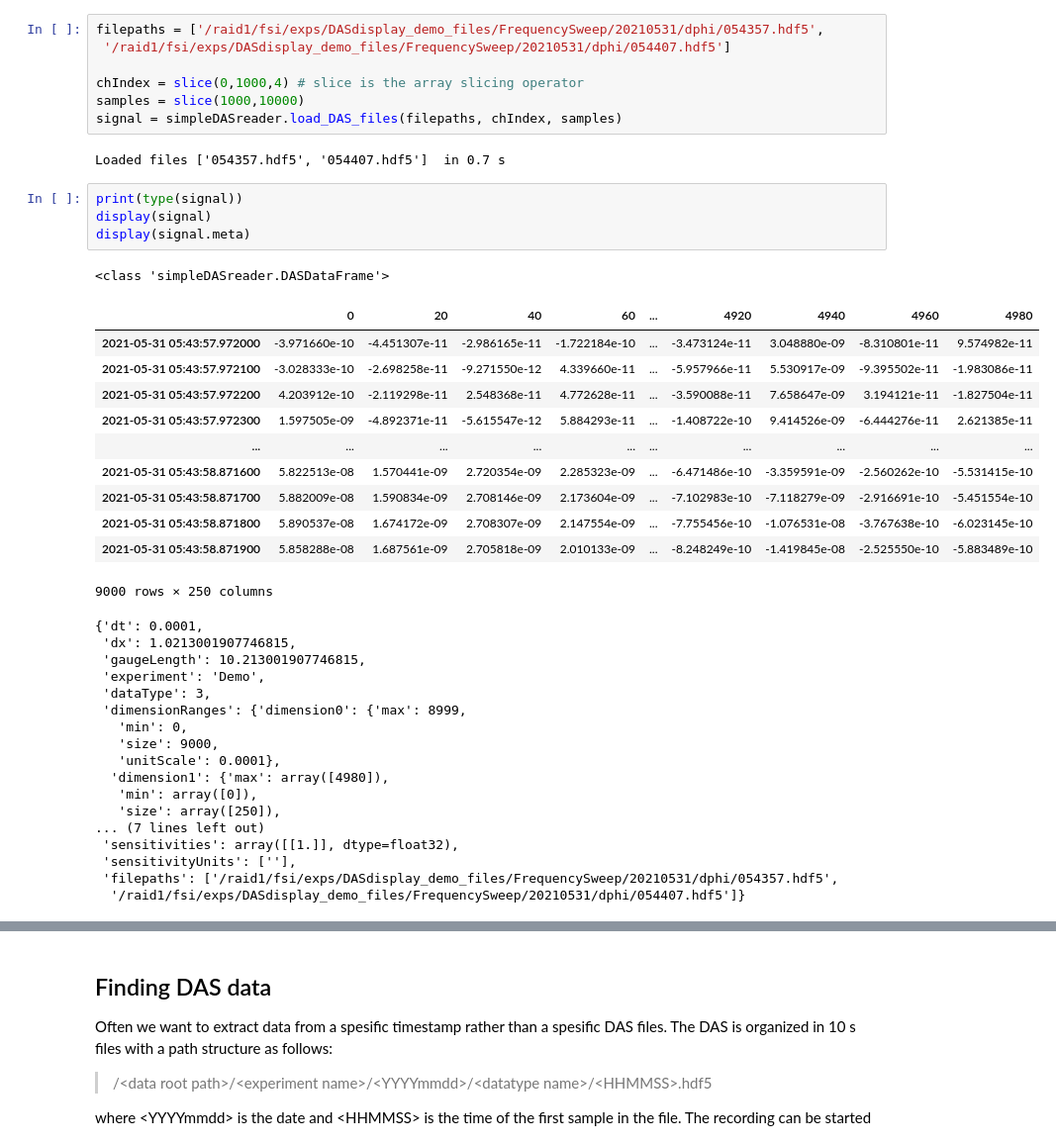
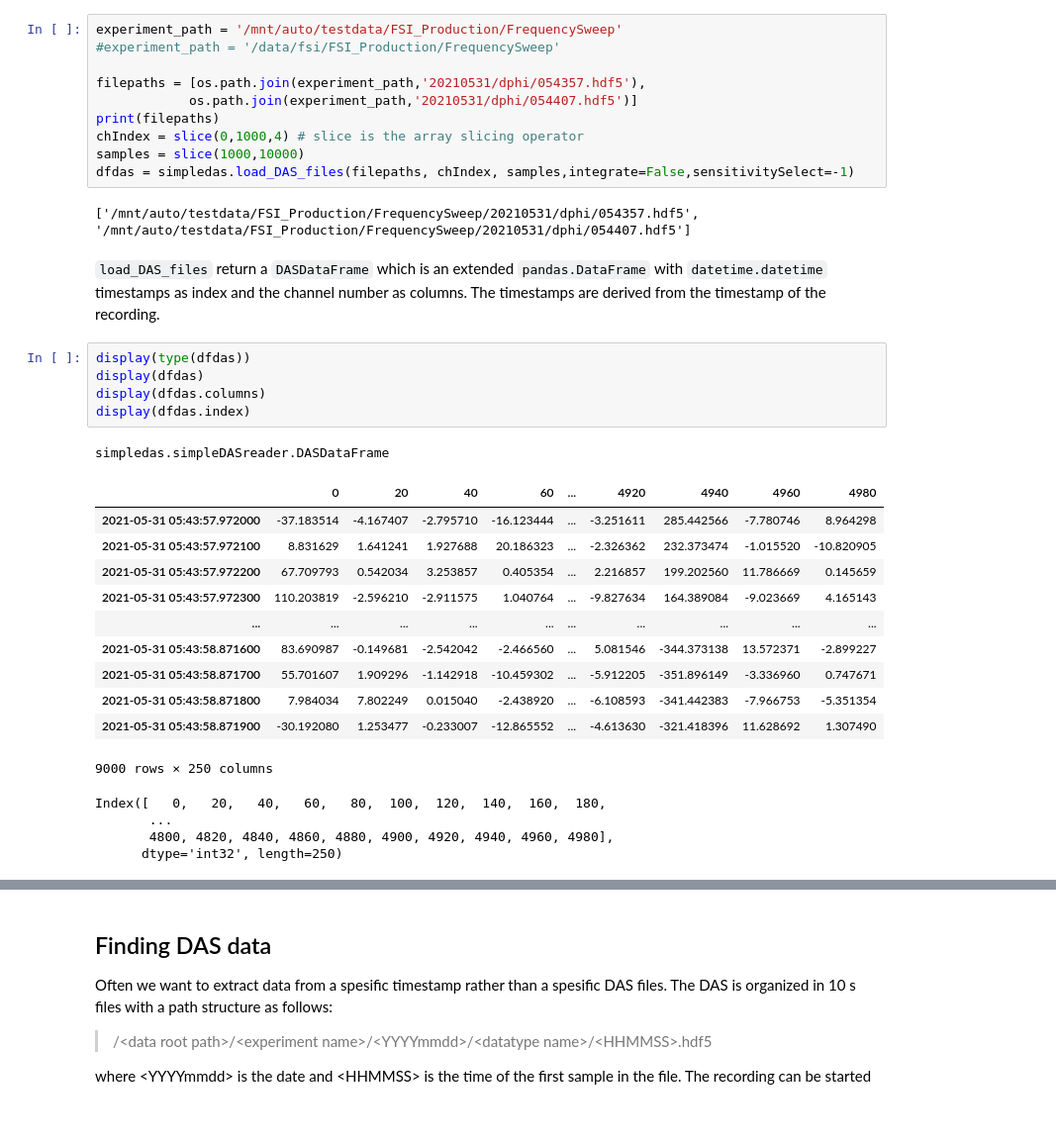
Before and after one commit to ASN-Norway/simpleDAS, a Jupyter notebook: doc/simpleDAS description.ipynb, the cells around one changed output, grey strips where cells are left out. Shown at 99% size. Cells and saved outputs as stored; diff of their text form; blank space fills up the shorter version.

```diff
--- a/doc/simpleDAS description.ipynb
+++ b/doc/simpleDAS description.ipynb
@@ -73,45 +73,38 @@ The function returns a dataframe of type DASDataFrame, which is a pandas datafra
 
 Example usage:
 # %%
-filepaths = ['/raid1/fsi/exps/DASdisplay_demo_files/FrequencySweep/20210531/dphi/054357.hdf5',
- '/raid1/fsi/exps/DASdisplay_demo_files/FrequencySweep/20210531/dphi/054407.hdf5']
+experiment_path = '/mnt/auto/testdata/FSI_Production/FrequencySweep'
+#experiment_path = '/data/fsi/FSI_Production/FrequencySweep'
 
+filepaths = [os.path.join(experiment_path,'20210531/dphi/054357.hdf5'),
+            os.path.join(experiment_path,'20210531/dphi/054407.hdf5')]
+print(filepaths)
 chIndex = slice(0,1000,4) # slice is the array slicing operator
 samples = slice(1000,10000)
-signal = simpleDASreader.load_DAS_files(filepaths, chIndex, samples)
+dfdas = simpledas.load_DAS_files(filepaths, chIndex, samples,integrate=False,sensitivitySelect=-1)
 # %% [output]
-Loaded files ['054357.hdf5', '054407.hdf5']  in 0.7 s
+['/mnt/auto/testdata/FSI_Production/FrequencySweep/20210531/dphi/054357.hdf5', '/mnt/auto/testdata/FSI_Production/FrequencySweep/20210531/dphi/054407.hdf5']
+# %% [markdown]
+`load_DAS_files` return a `DASDataFrame` which is an extended `pandas.DataFrame` with  `datetime.datetime` timestamps as index and the channel number as columns. The timestamps are derived from the timestamp of the recording.
 # %%
-print(type(signal))
-display(signal)
-display(signal.meta)
+display(type(dfdas))
+display(dfdas)
+display(dfdas.columns)
+display(dfdas.index)
 # %% [output]
-<class 'simpleDASreader.DASDataFrame'>
+simpledas.simpleDASreader.DASDataFrame
 |  | 0 | 20 | 40 | 60 | ... | 4920 | 4940 | 4960 | 4980 |
-| 2021-05-31 05:43:57.972000 | -3.971660e-10 | -4.451307e-11 | -2.986165e-11 | -1.722184e-10 | ... | -3.473124e-11 | 3.048880e-09 | -8.310801e-11 | 9.574982e-11 |
-| 2021-05-31 05:43:57.972100 | -3.028333e-10 | -2.698258e-11 | -9.271550e-12 | 4.339660e-11 | ... | -5.957966e-11 | 5.530917e-09 | -9.395502e-11 | -1.983086e-11 |
-| 2021-05-31 05:43:57.972200 | 4.203912e-10 | -2.119298e-11 | 2.548368e-11 | 4.772628e-11 | ... | -3.590088e-11 | 7.658647e-09 | 3.194121e-11 | -1.827504e-11 |
-| 2021-05-31 05:43:57.972300 | 1.597505e-09 | -4.892371e-11 | -5.615547e-12 | 5.884293e-11 | ... | -1.408722e-10 | 9.414526e-09 | -6.444276e-11 | 2.621385e-11 |
+| 2021-05-31 05:43:57.972000 | -37.183514 | -4.167407 | -2.795710 | -16.123444 | ... | -3.251611 | 285.442566 | -7.780746 | 8.964298 |
+| 2021-05-31 05:43:57.972100 | 8.831629 | 1.641241 | 1.927688 | 20.186323 | ... | -2.326362 | 232.373474 | -1.015520 | -10.820905 |
+| 2021-05-31 05:43:57.972200 | 67.709793 | 0.542034 | 3.253857 | 0.405354 | ... | 2.216857 | 199.202560 | 11.786669 | 0.145659 |
+| 2021-05-31 05:43:57.972300 | 110.203819 | -2.596210 | -2.911575 | 1.040764 | ... | -9.827634 | 164.389084 | -9.023669 | 4.165143 |
 | ... | ... | ... | ... | ... | ... | ... | ... | ... | ... |
-| 2021-05-31 05:43:58.871600 | 5.822513e-08 | 1.570441e-09 | 2.720354e-09 | 2.285323e-09 | ... | -6.471486e-10 | -3.359591e-09 | -2.560262e-10 | -5.531415e-10 |
-| 2021-05-31 05:43:58.871700 | 5.882009e-08 | 1.590834e-09 | 2.708146e-09 | 2.173604e-09 | ... | -7.102983e-10 | -7.118279e-09 | -2.916691e-10 | -5.451554e-10 |
-| 2021-05-31 05:43:58.871800 | 5.890537e-08 | 1.674172e-09 | 2.708307e-09 | 2.147554e-09 | ... | -7.755456e-10 | -1.076531e-08 | -3.767638e-10 | -6.023145e-10 |
-| 2021-05-31 05:43:58.871900 | 5.858288e-08 | 1.687561e-09 | 2.705818e-09 | 2.010133e-09 | ... | -8.248249e-10 | -1.419845e-08 | -2.525550e-10 | -5.883489e-10 |
+| 2021-05-31 05:43:58.871600 | 83.690987 | -0.149681 | -2.542042 | -2.466560 | ... | 5.081546 | -344.373138 | 13.572371 | -2.899227 |
+| 2021-05-31 05:43:58.871700 | 55.701607 | 1.909296 | -1.142918 | -10.459302 | ... | -5.912205 | -351.896149 | -3.336960 | 0.747671 |
+| 2021-05-31 05:43:58.871800 | 7.984034 | 7.802249 | 0.015040 | -2.438920 | ... | -6.108593 | -341.442383 | -7.966753 | -5.351354 |
+| 2021-05-31 05:43:58.871900 | -30.192080 | 1.253477 | -0.233007 | -12.865552 | ... | -4.613630 | -321.418396 | 11.628692 | 1.307490 |
 9000 rows × 250 columns
-{'dt': 0.0001,
- 'dx': 1.0213001907746815,
- 'gaugeLength': 10.213001907746815,
- 'experiment': 'Demo',
- 'dataType': 3,
- 'dimensionRanges': {'dimension0': {'max': 8999,
-   'min': 0,
-   'size': 9000,
-   'unitScale': 0.0001},
-  'dimension1': {'max': array([4980]),
-   'min': array([0]),
-   'size': array([250]),
-... (7 lines left out)
- 'sensitivities': array([[1.]], dtype=float32),
- 'sensitivityUnits': [''],
- 'filepaths': ['/raid1/fsi/exps/DASdisplay_demo_files/FrequencySweep/20210531/dphi/054357.hdf5',
-  '/raid1/fsi/exps/DASdisplay_demo_files/FrequencySweep/20210531/dphi/054407.hdf5']}
+Index([   0,   20,   40,   60,   80,  100,  120,  140,  160,  180,
+       ...
+       4800, 4820, 4840, 4860, 4880, 4900, 4920, 4940, 4960, 4980],
+      dtype='int32', length=250)
```
Also changed, not shown: parts of 28 cells of this notebook, 11 other files.
